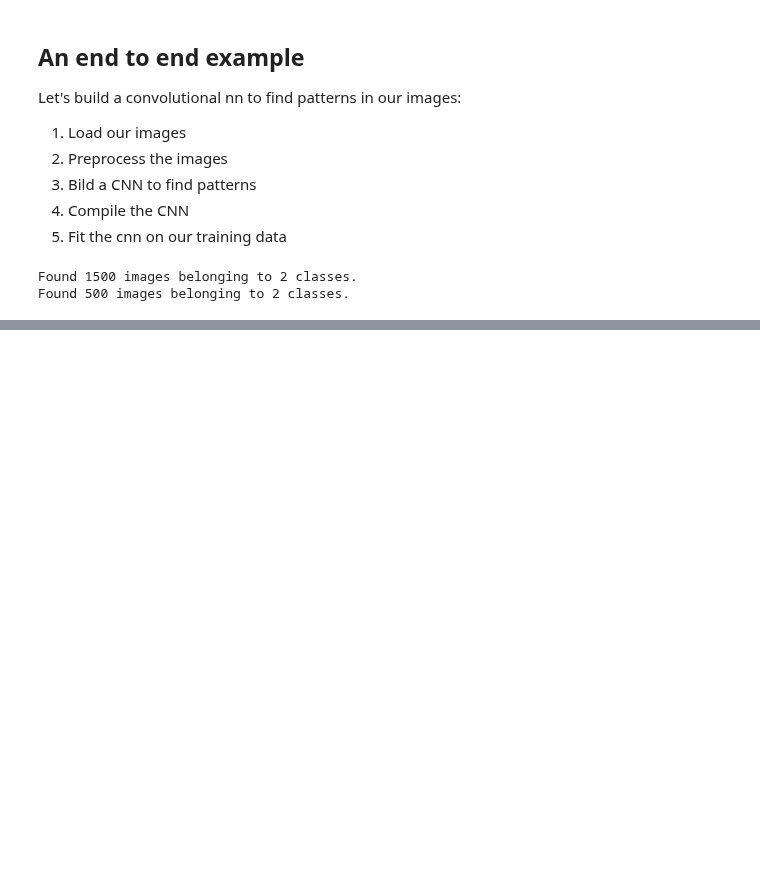
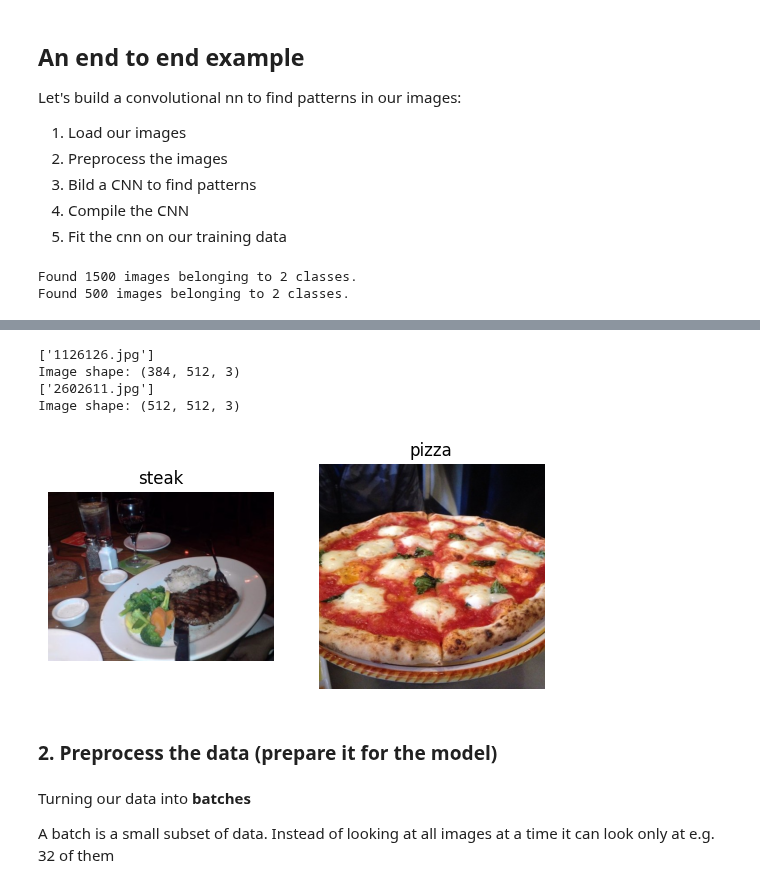
Before and after one commit to kacper-dobrow/tensorflow-course, a Jupyter notebook: 03_introduction_to_CNN_and_computer_vision.ipynb, the cells around one changed output, grey strips where cells are left out. Drawn from its saved outputs; the diff is of its cells as text; code cells hidden in the pictures; blank space fills up the shorter version.

```diff
--- a/03_introduction_to_CNN_and_computer_vision.ipynb
+++ b/03_introduction_to_CNN_and_computer_vision.ipynb
@@ -185,0 +332,15 @@ model_1 = tf.keras.Sequential([
+# %%
+# visualize the data (random samples based on our custom function)
+plt.figure()
+plt.subplot(1,2,1)
+steak_img = view_random_image('pizza_steak/train/','steak')
+plt.subplot(1,2,2)
+steak_img = view_random_image('pizza_steak/train/','pizza')
+# %% [output]
+['1126126.jpg']
+Image shape: (384, 512, 3)
+['2602611.jpg']
+Image shape: (512, 512, 3)
+[figure, added]
+# %% [markdown]
+### 2. Preprocess the data (prepare it for the model)
@@ -185,0 +351,4 @@ model_1 = tf.keras.Sequential([
+# %% [markdown]
+Turning our data into **batches**
+
+A batch is a small subset of data. Instead of looking at all images at a time it can look only at e.g. 32 of them
```
Also changed, not shown: parts of 12 cells of this notebook.
